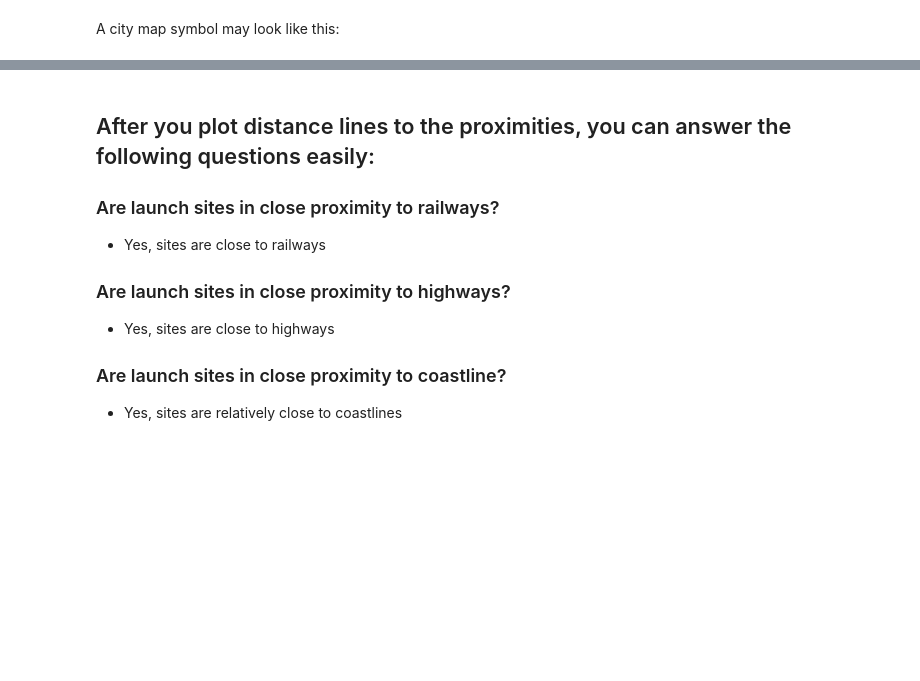
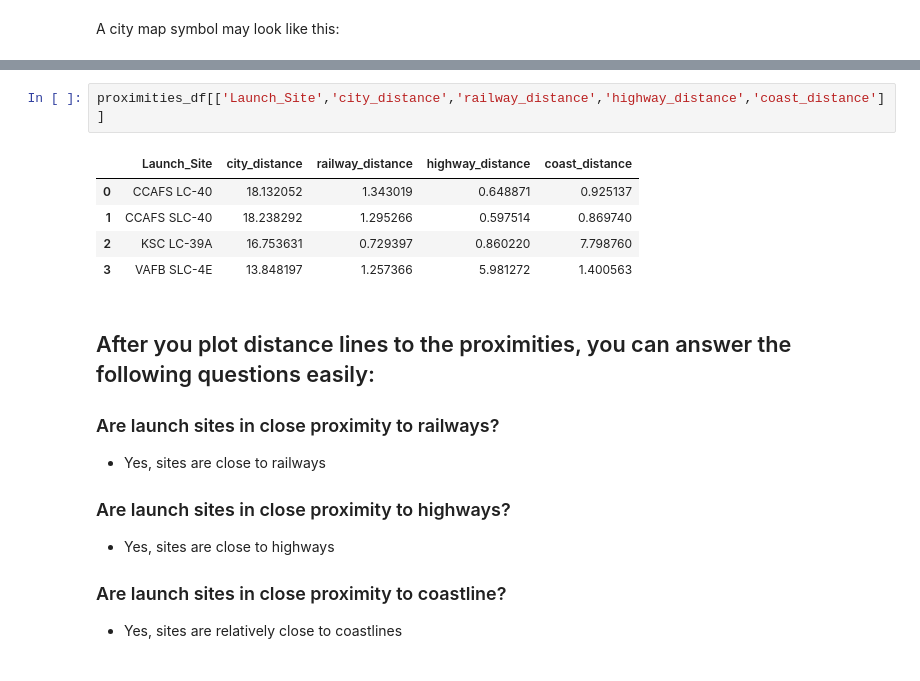
Before and after one commit to cogphn/ds-repo1, a Jupyter notebook: lab_jupyter_launch_site_location.ipynb, the cells around one changed output, grey strips where cells are left out. Cells and saved outputs as stored; diff of their text form; blank space fills up the shorter version.

```diff
--- a/lab_jupyter_launch_site_location.ipynb
+++ b/lab_jupyter_launch_site_location.ipynb
@@ -502,3 +751,11 @@ proximities_df[['Launch_Site','distance_city','distance_railway','distance_highw
+# %%
+proximities_df[['Launch_Site','city_distance','railway_distance','highway_distance','coast_distance']]
+# %% [output]
+|  | Launch_Site | city_distance | railway_distance | highway_distance | coast_distance |
+| 0 | CCAFS LC-40 | 18.132052 | 1.343019 | 0.648871 | 0.925137 |
+| 1 | CCAFS SLC-40 | 18.238292 | 1.295266 | 0.597514 | 0.869740 |
+| 2 | KSC LC-39A | 16.753631 | 0.729397 | 0.860220 | 7.798760 |
+| 3 | VAFB SLC-4E | 13.848197 | 1.257366 | 5.981272 | 1.400563 |
 # %% [markdown]
 ## After you plot distance lines to the proximities, you can answer the following questions easily:
 
```
Also changed, not shown: parts of 10 cells of this notebook.
